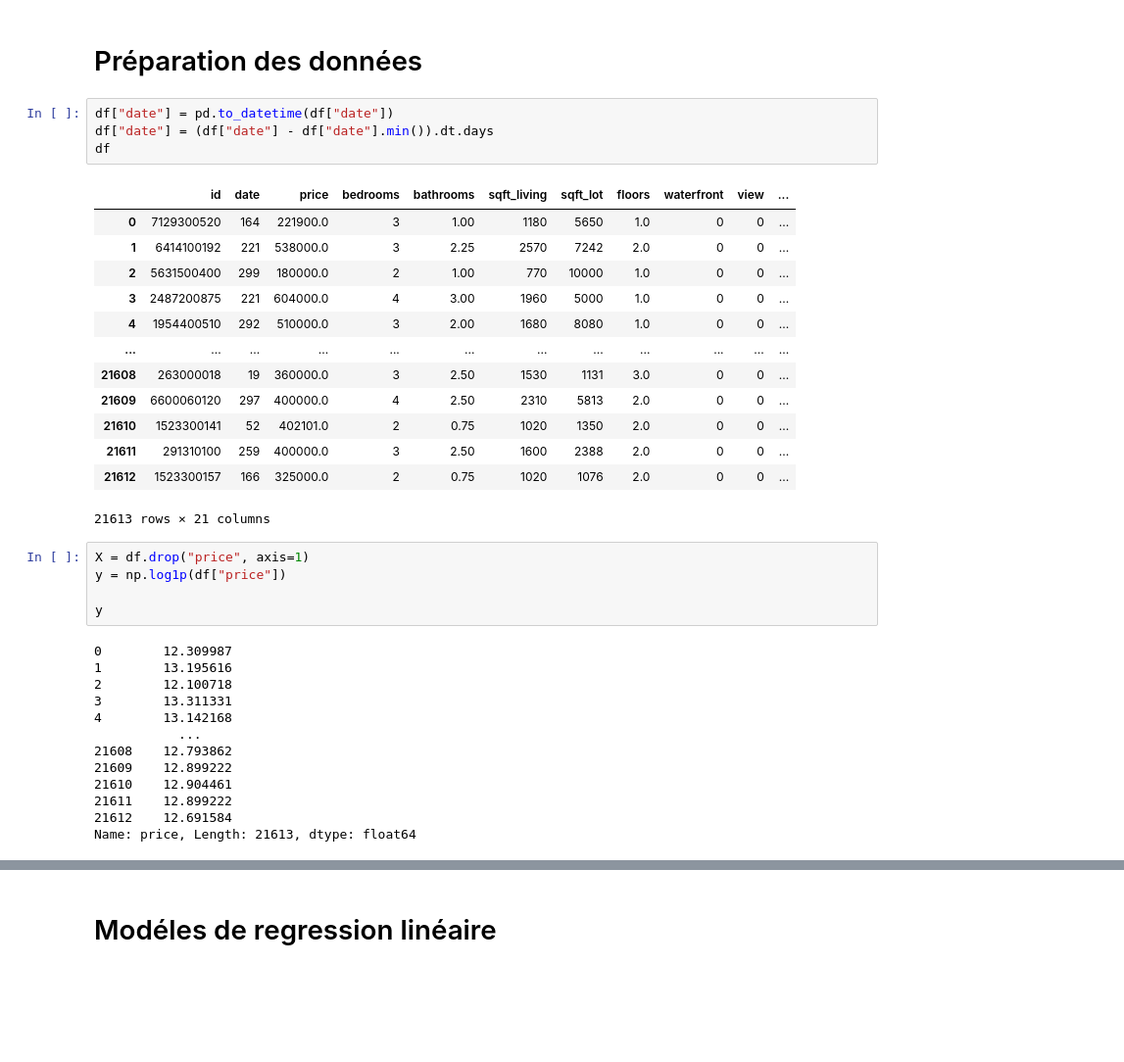
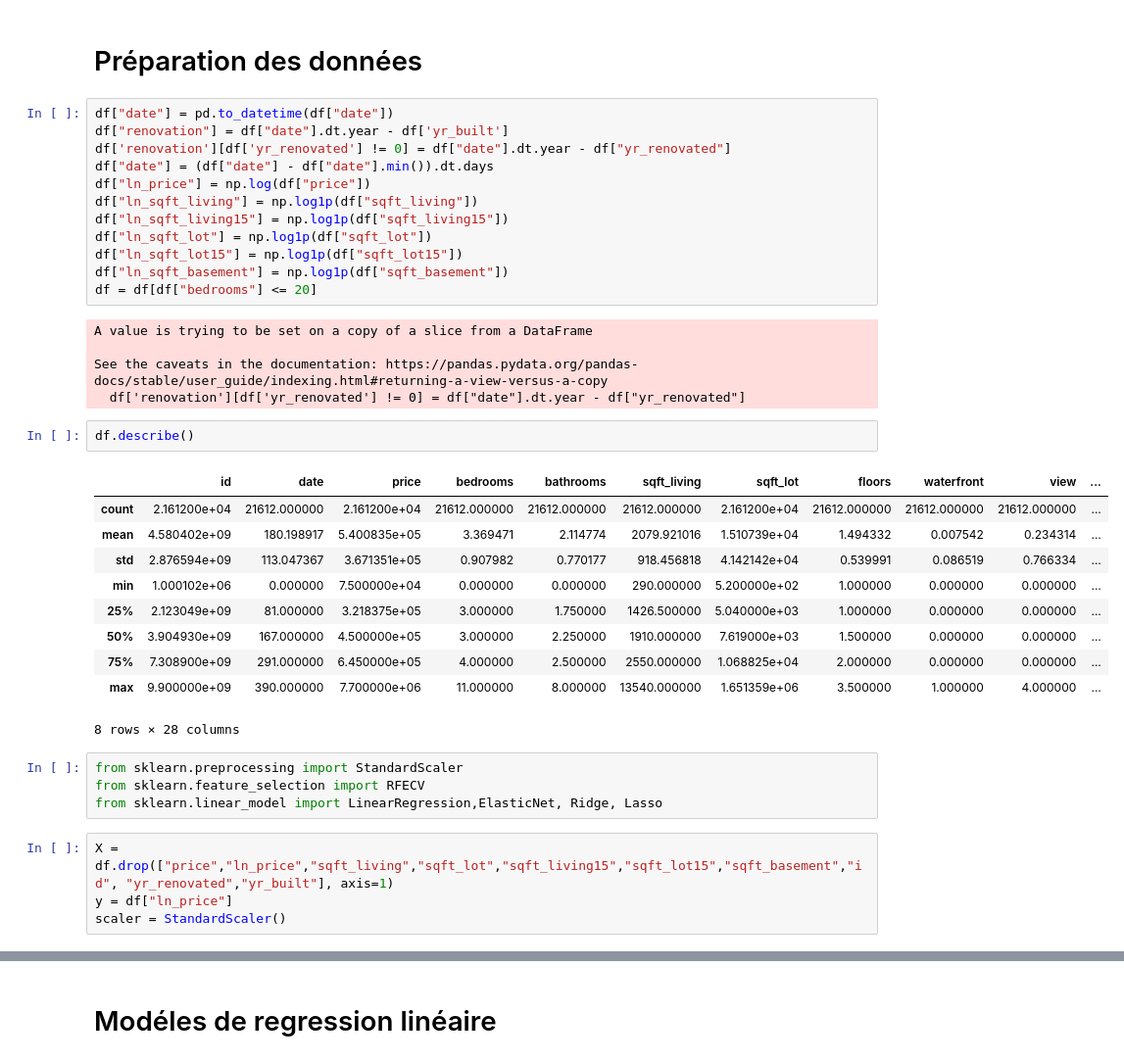
Before and after one commit to RudyBourez/Machine_Learning, a Jupyter notebook: Linear_regression_projet/projet.ipynb, the cells around one changed output, grey strips where cells are left out. Shown: that part at 98% size. Cells and saved outputs as stored; diff of their text form; blank space fills up the shorter version.

Commit message:
standardisation colonnes + np.log

```diff
--- a/Linear_regression_projet/projet.ipynb
+++ b/Linear_regression_projet/projet.ipynb
@@ -59,39 +59,41 @@ sns.set(rc={'figure.figsize':(6,5)})
 [figure]
 # %% [markdown]
 # Préparation des données
-# %%
-df["date"] = pd.to_datetime(df["date"])
-df["date"] = (df["date"] - df["date"].min()).dt.days
-df
-# %% [output]
-|  | id | date | price | bedrooms | bathrooms | sqft_living | sqft_lot | floors | waterfront | view | ... |
-| 0 | 7129300520 | 164 | 221900.0 | 3 | 1.00 | 1180 | 5650 | 1.0 | 0 | 0 | ... |
-| 1 | 6414100192 | 221 | 538000.0 | 3 | 2.25 | 2570 | 7242 | 2.0 | 0 | 0 | ... |
-| 2 | 5631500400 | 299 | 180000.0 | 2 | 1.00 | 770 | 10000 | 1.0 | 0 | 0 | ... |
-| 3 | 2487200875 | 221 | 604000.0 | 4 | 3.00 | 1960 | 5000 | 1.0 | 0 | 0 | ... |
-| 4 | 1954400510 | 292 | 510000.0 | 3 | 2.00 | 1680 | 8080 | 1.0 | 0 | 0 | ... |
-| ... | ... | ... | ... | ... | ... | ... | ... | ... | ... | ... | ... |
-| 21608 | 263000018 | 19 | 360000.0 | 3 | 2.50 | 1530 | 1131 | 3.0 | 0 | 0 | ... |
-| 21609 | 6600060120 | 297 | 400000.0 | 4 | 2.50 | 2310 | 5813 | 2.0 | 0 | 0 | ... |
-| 21610 | 1523300141 | 52 | 402101.0 | 2 | 0.75 | 1020 | 1350 | 2.0 | 0 | 0 | ... |
-| 21611 | 291310100 | 259 | 400000.0 | 3 | 2.50 | 1600 | 2388 | 2.0 | 0 | 0 | ... |
-| 21612 | 1523300157 | 166 | 325000.0 | 2 | 0.75 | 1020 | 1076 | 2.0 | 0 | 0 | ... |
-21613 rows × 21 columns
+# %%
+df["date"] = pd.to_datetime(df["date"])
+df["renovation"] = df["date"].dt.year - df['yr_built']
+df['renovation'][df['yr_renovated'] != 0] = df["date"].dt.year - df["yr_renovated"]
+df["date"] = (df["date"] - df["date"].min()).dt.days
+df["ln_price"] = np.log(df["price"])
+df["ln_sqft_living"] = np.log1p(df["sqft_living"])
+df["ln_sqft_living15"] = np.log1p(df["sqft_living15"])
+df["ln_sqft_lot"] = np.log1p(df["sqft_lot"])
+df["ln_sqft_lot15"] = np.log1p(df["sqft_lot15"])
+df["ln_sqft_basement"] = np.log1p(df["sqft_basement"])
+df = df[df["bedrooms"] <= 20]
+# %% [output]
+A value is trying to be set on a copy of a slice from a DataFrame
+
+See the caveats in the documentation: https://pandas.pydata.org/pandas-docs/stable/user_guide/indexing.html#returning-a-view-versus-a-copy
+  df['renovation'][df['yr_renovated'] != 0] = df["date"].dt.year - df["yr_renovated"]
+# %%
+df.describe()
+# %% [output]
+|  | id | date | price | bedrooms | bathrooms | sqft_living | sqft_lot | floors | waterfront | view | ... |
+| count | 2.161200e+04 | 21612.000000 | 2.161200e+04 | 21612.000000 | 21612.000000 | 21612.000000 | 2.161200e+04 | 21612.000000 | 21612.000000 | 21612.000000 | ... |
+| mean | 4.580402e+09 | 180.198917 | 5.400835e+05 | 3.369471 | 2.114774 | 2079.921016 | 1.510739e+04 | 1.494332 | 0.007542 | 0.234314 | ... |
+| std | 2.876594e+09 | 113.047367 | 3.671351e+05 | 0.907982 | 0.770177 | 918.456818 | 4.142142e+04 | 0.539991 | 0.086519 | 0.766334 | ... |
+| min | 1.000102e+06 | 0.000000 | 7.500000e+04 | 0.000000 | 0.000000 | 290.000000 | 5.200000e+02 | 1.000000 | 0.000000 | 0.000000 | ... |
+| 25% | 2.123049e+09 | 81.000000 | 3.218375e+05 | 3.000000 | 1.750000 | 1426.500000 | 5.040000e+03 | 1.000000 | 0.000000 | 0.000000 | ... |
+| 50% | 3.904930e+09 | 167.000000 | 4.500000e+05 | 3.000000 | 2.250000 | 1910.000000 | 7.619000e+03 | 1.500000 | 0.000000 | 0.000000 | ... |
+| 75% | 7.308900e+09 | 291.000000 | 6.450000e+05 | 4.000000 | 2.500000 | 2550.000000 | 1.068825e+04 | 2.000000 | 0.000000 | 0.000000 | ... |
+| max | 9.900000e+09 | 390.000000 | 7.700000e+06 | 11.000000 | 8.000000 | 13540.000000 | 1.651359e+06 | 3.500000 | 1.000000 | 4.000000 | ... |
+8 rows × 28 columns
+# %%
+from sklearn.preprocessing import StandardScaler
+from sklearn.feature_selection import RFECV
+from sklearn.linear_model import LinearRegression,ElasticNet, Ridge, Lasso
 # %%
-X = df.drop("price", axis=1)
-y = np.log1p(df["price"])
-
-y
+X = df.drop(["price","ln_price","sqft_living","sqft_lot","sqft_living15","sqft_lot15","sqft_basement","id", "yr_renovated","yr_built"], axis=1)
+y = df["ln_price"]
+scaler = StandardScaler()
-# %% [output]
-0        12.309987
-1        13.195616
-2        12.100718
-3        13.311331
-4        13.142168
-           ...
-21608    12.793862
-21609    12.899222
-21610    12.904461
-21611    12.899222
-21612    12.691584
-Name: price, Length: 21613, dtype: float64
```
Also changed, not shown: parts of 8 cells of this notebook, 2 other files.
